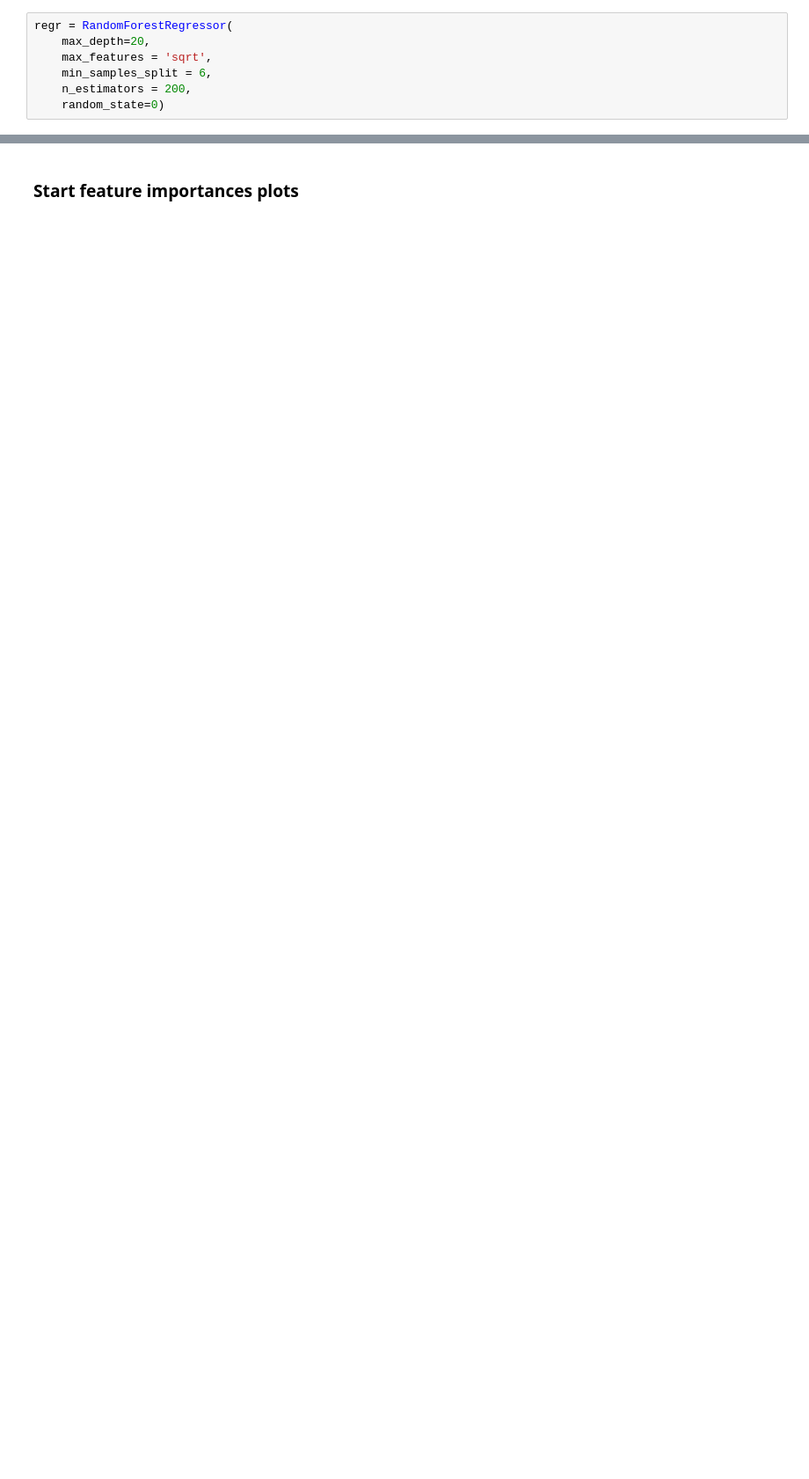
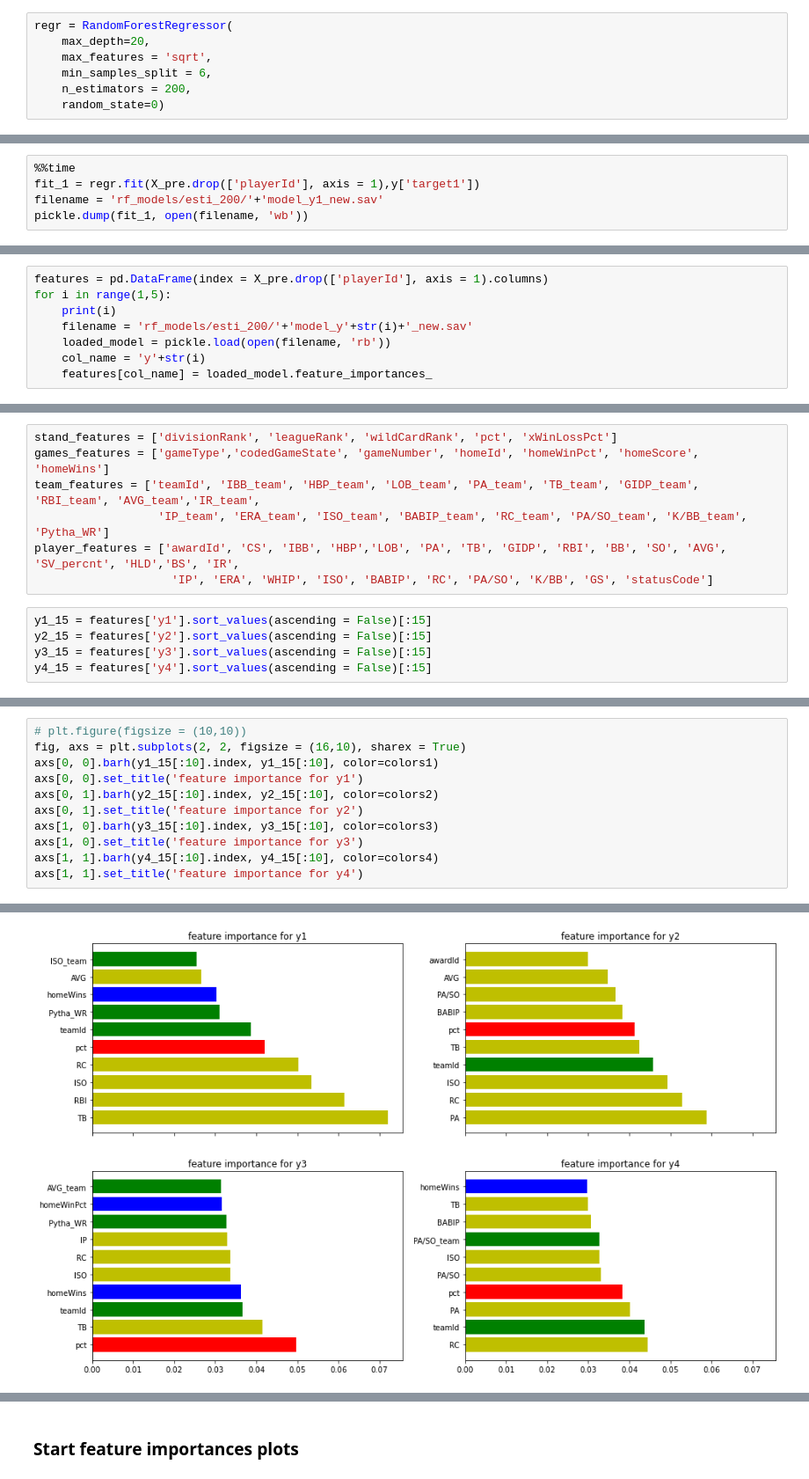
Before and after one commit to fatjudy/mlb-forecasting, a Jupyter notebook: Construct DataFrame.ipynb, the cells around one changed output, grey strips where cells are left out. Shown at 88% size. Cells and saved outputs as stored; diff of their text form; blank space fills up the shorter version.

```diff
--- a/Construct DataFrame.ipynb
+++ b/Construct DataFrame.ipynb
@@ -328,0 +326,5 @@ plt.plot(loaded_model.feature_importances_)
+# %%
+%%time
+fit_1 = regr.fit(X_pre.drop(['playerId'], axis = 1),y['target1'])
+filename = 'rf_models/esti_200/'+'model_y1_new.sav'
+pickle.dump(fit_1, open(filename, 'wb'))
@@ -328,0 +333,8 @@ plt.plot(loaded_model.feature_importances_)
+# %%
+features = pd.DataFrame(index = X_pre.drop(['playerId'], axis = 1).columns)
+for i in range(1,5):
+    print(i)
+    filename = 'rf_models/esti_200/'+'model_y'+str(i)+'_new.sav'
+    loaded_model = pickle.load(open(filename, 'rb'))
+    col_name = 'y'+str(i)
+    features[col_name] = loaded_model.feature_importances_
@@ -328,0 +346,12 @@ plt.plot(loaded_model.feature_importances_)
+# %%
+stand_features = ['divisionRank', 'leagueRank', 'wildCardRank', 'pct', 'xWinLossPct']
+games_features = ['gameType','codedGameState', 'gameNumber', 'homeId', 'homeWinPct', 'homeScore', 'homeWins']
+team_features = ['teamId', 'IBB_team', 'HBP_team', 'LOB_team', 'PA_team', 'TB_team', 'GIDP_team', 'RBI_team', 'AVG_team','IR_team',
+                  'IP_team', 'ERA_team', 'ISO_team', 'BABIP_team', 'RC_team', 'PA/SO_team', 'K/BB_team', 'Pytha_WR']
+player_features = ['awardId', 'CS', 'IBB', 'HBP','LOB', 'PA', 'TB', 'GIDP', 'RBI', 'BB', 'SO', 'AVG', 'SV_percnt', 'HLD','BS', 'IR',
+                    'IP', 'ERA', 'WHIP', 'ISO', 'BABIP', 'RC', 'PA/SO', 'K/BB', 'GS', 'statusCode']
+# %%
+y1_15 = features['y1'].sort_values(ascending = False)[:15]
+y2_15 = features['y2'].sort_values(ascending = False)[:15]
+y3_15 = features['y3'].sort_values(ascending = False)[:15]
+y4_15 = features['y4'].sort_values(ascending = False)[:15]
@@ -328,0 +402,12 @@ plt.plot(loaded_model.feature_importances_)
+# %%
+# plt.figure(figsize = (10,10))
+fig, axs = plt.subplots(2, 2, figsize = (16,10), sharex = True)
+axs[0, 0].barh(y1_15[:10].index, y1_15[:10], color=colors1)
+axs[0, 0].set_title('feature importance for y1')
+axs[0, 1].barh(y2_15[:10].index, y2_15[:10], color=colors2)
+axs[0, 1].set_title('feature importance for y2')
+axs[1, 0].barh(y3_15[:10].index, y3_15[:10], color=colors3)
+axs[1, 0].set_title('feature importance for y3')
+axs[1, 1].barh(y4_15[:10].index, y4_15[:10], color=colors4)
+axs[1, 1].set_title('feature importance for y4')
+# %% [output]
@@ -328,0 +415 @@ plt.plot(loaded_model.feature_importances_)
+[figure, added]
```
Also changed, not shown: parts of 106 cells of this notebook, 3 other files.
